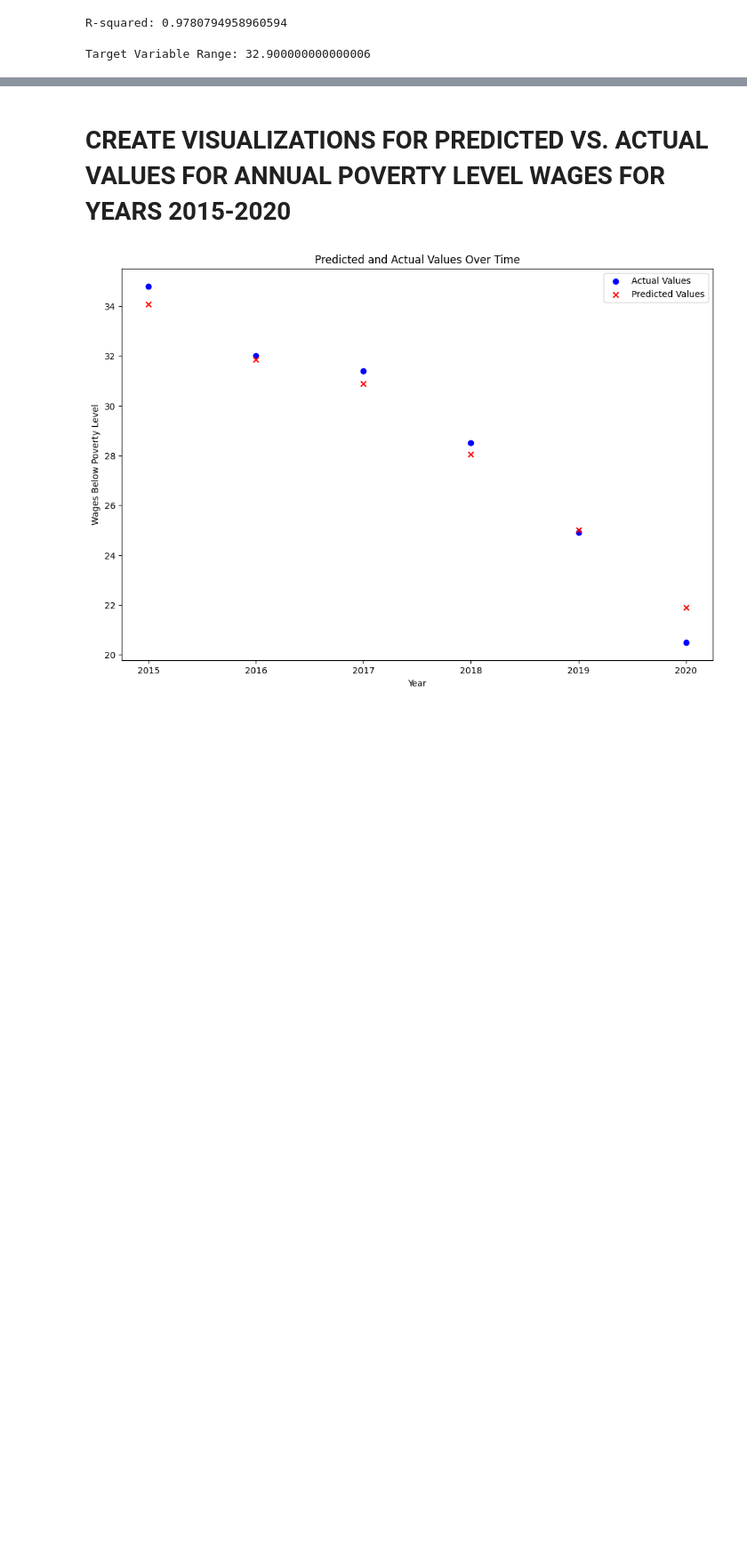
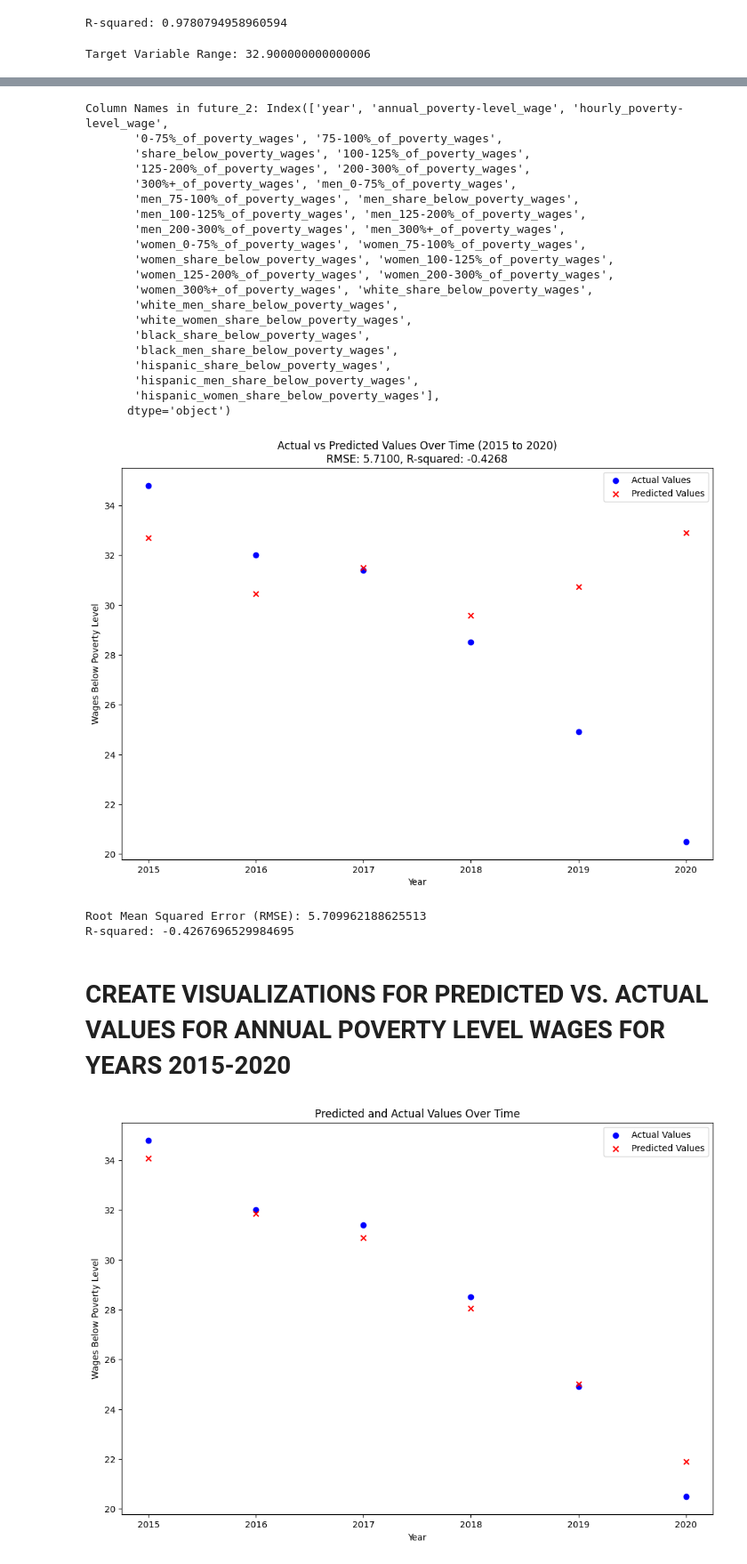
Before and after one commit to ssarwar035/I310-Project_Poverty-Levels-by-Race-and-Gender, a Jupyter notebook: I310D_Final_Project_Black_Women.ipynb, the cells around one changed output, grey strips where cells are left out. Shown at 89% size. Cells and saved outputs as stored; diff of their text form; code cells hidden in the pictures; blank space fills up the shorter version.

Commit message:
Updated SVR Model -Simaat

```diff
--- a/I310D_Final_Project_Black_Women.ipynb
+++ b/I310D_Final_Project_Black_Women.ipynb
@@ -229,3 +186,83 @@ future_predictions = model.predict(future_2)
+# %%
+import pandas as pd
+from sklearn.preprocessing import MinMaxScaler
+from sklearn.svm import SVR
+from sklearn.metrics import mean_squared_error, r2_score
+import matplotlib.pyplot as plt
+import math
+
+# Load the initial data
+df_initial = pd.read_csv("poverty_level_wages.csv")
+
+# Separate target from predictors
+X_initial = df_initial.drop(['year', 'black_women_share_below_poverty_wages'], axis=1)
+y_initial = df_initial['black_women_share_below_poverty_wages']
+
+# Scale data
+scaler = MinMaxScaler()
+X_scaled_initial = scaler.fit_transform(X_initial)
+
+# Build SVR model on the initial data
+svr = SVR()
+svr.fit(X_scaled_initial, y_initial)
+
+# Load the future data (2015 to 2020)
+future_2 = pd.read_csv('future_2.csv')
+
+# Check and print column names to ensure consistency
+print("Column Names in future_2:", future_2.columns)
+
+# Ensure that the features used during training match the features in future_2
+X_future = future_2.drop(['year'], axis=1)  # Assuming 'year' is the only column to drop
+X_future_scaled = scaler.transform(X_future)
+
+# Use the trained SVR model to make predictions for the future data
+future_predictions = svr.predict(X_future_scaled)
+
+# Load actual values for the future data from a different CSV file ('poverty_level_wages.csv')
+df_future_actual = pd.read_csv('poverty_level_wages.csv')
+y_future_actual = df_future_actual[df_future_actual['year'].between(2015, 2020)]['black_women_share_below_poverty_wages']
+
+# Calculate RMSE and R-squared
+rmse = math.sqrt(mean_squared_error(y_future_actual, future_predictions))
+r_squared = r2_score(y_future_actual, future_predictions)
+
+# Scatter plot of Actual and Predicted Values for the years 2015 to 2020
+plt.figure(figsize=(12, 8))
+plt.scatter(future_2['year'], y_future_actual, label='Actual Values', color='blue')
+plt.scatter(future_2['year'], future_predictions, label='Predicted Values', color='red', marker='x')
+plt.title(f'Actual vs Predicted Values Over Time (2015 to 2020)\nRMSE: {rmse:.4f}, R-squared: {r_squared:.4f}')
+plt.xlabel('Year')
+plt.ylabel('Wages Below Poverty Level')
+plt.legend()
+plt.show()
+
+print("Root Mean Squared Error (RMSE):", rmse)
+print("R-squared:", r_squared)
+# %% [output]
+Column Names in future_2: Index(['year', 'annual_poverty-level_wage', 'hourly_poverty-level_wage',
+       '0-75%_of_poverty_wages', '75-100%_of_poverty_wages',
+       'share_below_poverty_wages', '100-125%_of_poverty_wages',
+       '125-200%_of_poverty_wages', '200-300%_of_poverty_wages',
+       '300%+_of_poverty_wages', 'men_0-75%_of_poverty_wages',
+       'men_75-100%_of_poverty_wages', 'men_share_below_poverty_wages',
+       'men_100-125%_of_poverty_wages', 'men_125-200%_of_poverty_wages',
+       'men_200-300%_of_poverty_wages', 'men_300%+_of_poverty_wages',
+       'women_0-75%_of_poverty_wages', 'women_75-100%_of_poverty_wages',
+       'women_share_below_poverty_wages', 'women_100-125%_of_poverty_wages',
+       'women_125-200%_of_poverty_wages', 'women_200-300%_of_poverty_wages',
+       'women_300%+_of_poverty_wages', 'white_share_below_poverty_wages',
+       'white_men_share_below_poverty_wages',
+       'white_women_share_below_poverty_wages',
+       'black_share_below_poverty_wages',
+       'black_men_share_below_poverty_wages',
+       'hispanic_share_below_poverty_wages',
+       'hispanic_men_share_below_poverty_wages',
+       'hispanic_women_share_below_poverty_wages'],
+      dtype='object')
+[figure, added]
+Root Mean Squared Error (RMSE): 5.709962188625513
+R-squared: -0.4267696529984695
 # %% [markdown]
 # **CREATE VISUALIZATIONS FOR PREDICTED VS. ACTUAL VALUES FOR ANNUAL POVERTY LEVEL WAGES FOR YEARS 2015-2020**
 # %%
```
Also changed, not shown: parts of 2 cells of this notebook.
